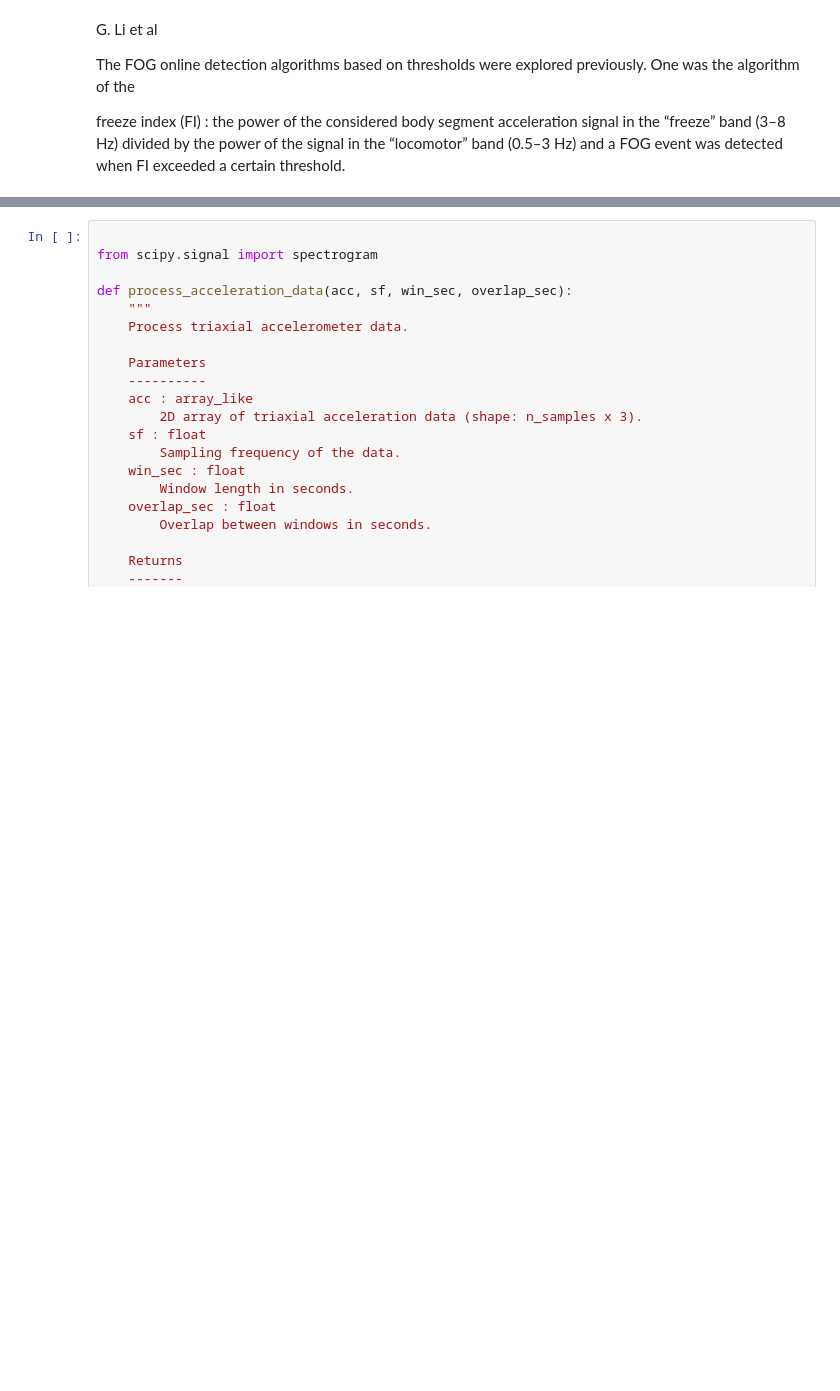
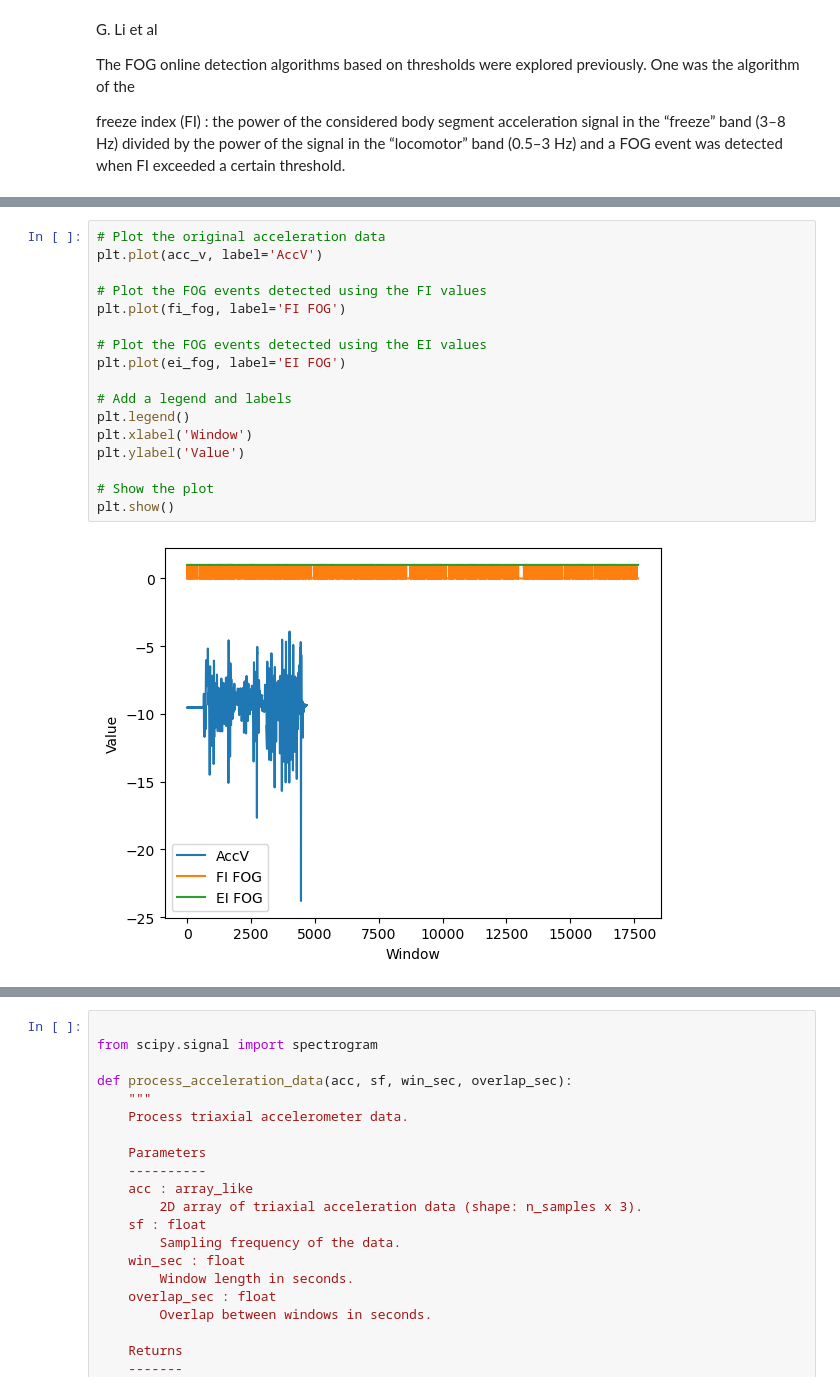
Before and after one commit to JO-HEEJIN/AI, a Jupyter notebook: fog-fi-by-momo.ipynb, the cells around one changed output, grey strips where cells are left out. Drawn from its saved outputs; the diff is of its cells as text; blank space fills up the shorter version.

```diff
--- a/fog-fi-by-momo.ipynb
+++ b/fog-fi-by-momo.ipynb
@@ -394,0 +395,19 @@ np.shape(acc)
+# %%
+# Plot the original acceleration data
+plt.plot(acc_v, label='AccV')
+
+# Plot the FOG events detected using the FI values
+plt.plot(fi_fog, label='FI FOG')
+
+# Plot the FOG events detected using the EI values
+plt.plot(ei_fog, label='EI FOG')
+
+# Add a legend and labels
+plt.legend()
+plt.xlabel('Window')
+plt.ylabel('Value')
+
+# Show the plot
+plt.show()
+# %% [output]
+[figure, added]
```
Also changed, not shown: parts of 16 cells of this notebook.
